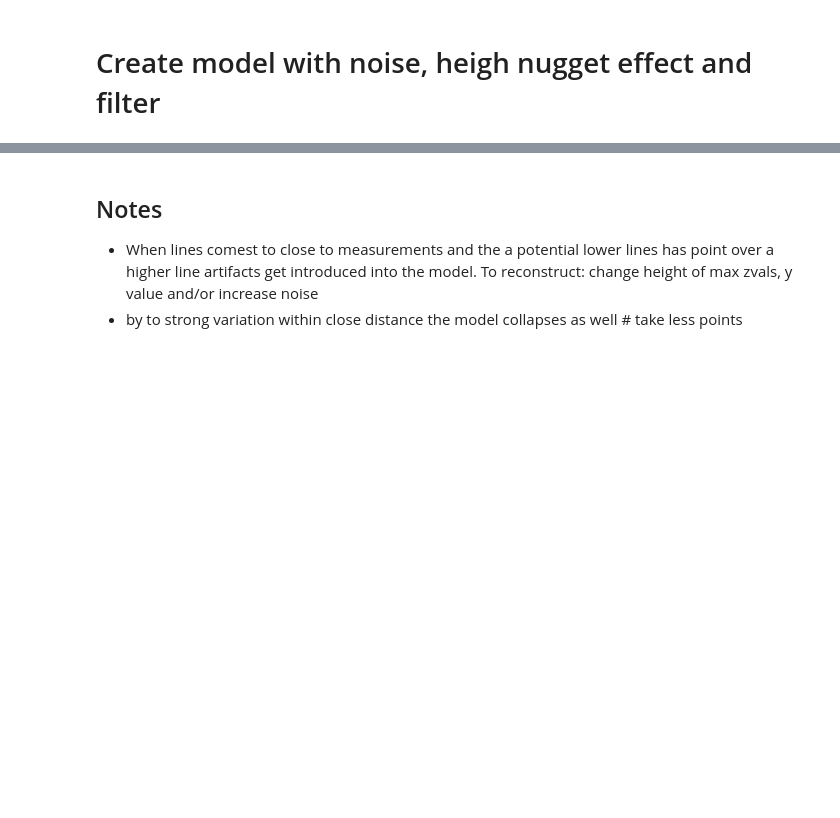
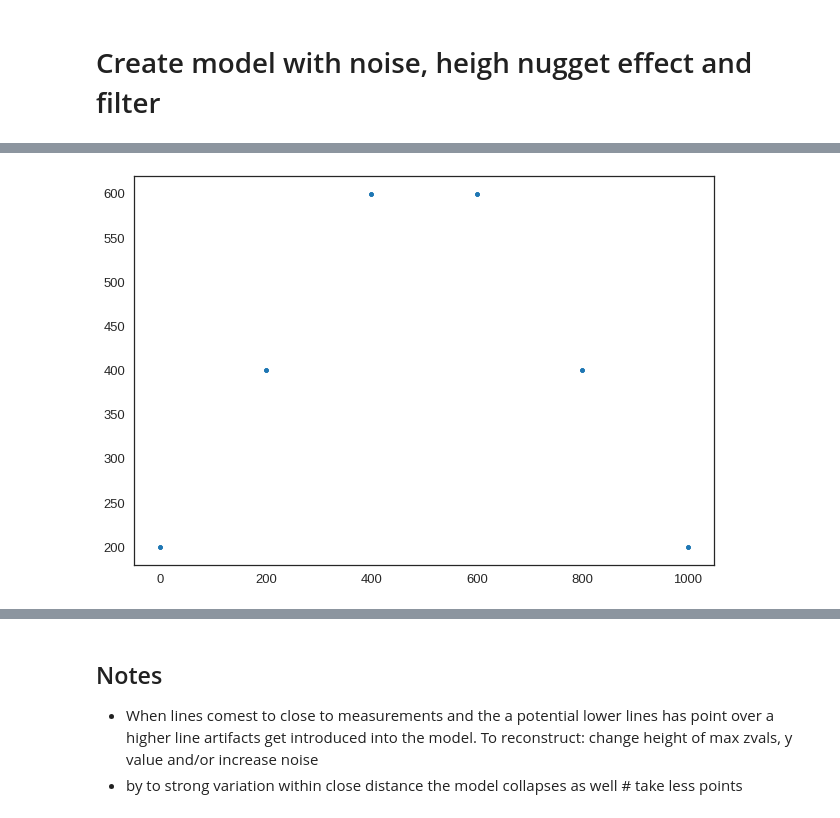
Before and after one commit to TrellixVulnTeam/gempy-notebooks_Q97W, a Jupyter notebook: server-gempy/smooth_line.ipynb, the cells around one changed output, grey strips where cells are left out. Drawn from its saved outputs; the diff is of its cells as text; code cells hidden in the pictures; blank space fills up the shorter version.

```diff
--- a/server-gempy/smooth_line.ipynb
+++ b/server-gempy/smooth_line.ipynb
@@ -522,0 +659,94 @@ plt.show()
+# %%
+# Pass origin data to mode
+real_setup.setup_realization(
+        geo_model=geo_model,
+        geo_model_extent=geo_model_extent_1,
+        section=section_1,
+        series_df=series_df_1,
+        surfaces_df=surfaces_df_1,
+        surface_points_original_df=surface_points_original_df_1,
+        orientations_original_df=orientations_original_df_1
+)
+
+# recompute
+if real_run.check_setup_single_realization(geo_model):
+    solution = gp.compute_model(model=geo_model, sort_surfaces=False)
+
+# extract tops
+Bx = post_pro.compute_boolean_matrix_for_section_surface_top(geo_model)
+
+extent = { 'z_min': 0, 'z_max': 1000 }
+section_coordinates = post_pro.compute_setction_grid_coordinates(geo_model, extent)
+
+tops_dict = post_pro.get_tops_coordinates(Bx, section_coordinates)
+
+
+plt.plot(
+    geo_model.surface_points.df[geo_model.surface_points.df.surface == 'rock1']['X'],
+    geo_model.surface_points.df[geo_model.surface_points.df.surface == 'rock1']['Z'],
+    '.'
+)
+plt.show()
+
+
+# get interpolated tops and extract one
+x = tops_dict['0-1']['xvals']
+y = tops_dict['0-1']['yvasl']
+z = tops_dict['0-1']['zvals']
+
+# add noise to the top
+noise = np.random.normal(0,5,len(x))
+xx = np.array(x) # + noise
+noise = np.random.normal(0,5,len(y))
+yy = np.array(y) #+ noise
+yy = np.array(y)
+noise = np.random.normal(0,5,len(z))
+zz = np.array(z) # + noise
+
+# remove points that are out of bound
+xx[xx < 0], xx[xx > 1000] = 0, 1000
+yy[yy < 0], yy[yy > 1000] = 0, 1000
+zz[zz < 0], zz[zz > 1000] = 0, 1000
+
+
+
+# creat new df including new noise data
+df0 = surface_points_original_df_1
+df1 = pd.DataFrame(columns=df0.columns)
+df1.X = xx[Bok][::10]
+df1.Y = yy[Bok][::10]
+df1.Z = zz[Bok][::10]
+df1.surface = 'rock1'
+df1.param1 = 10
+
+# concate into new df
+df2 = pd.concat([df0, df1], ignore_index=True)
+
+# set new input again (form df2)
+geo_model.set_surface_points(df2, update_surfaces=False)
+geo_model.update_to_interpolator()
+
+plt.plot(
+    geo_model.surface_points.df[geo_model.surface_points.df.surface == 'rock1']['X'],
+    geo_model.surface_points.df[geo_model.surface_points.df.surface == 'rock1']['Z'],
+    '.'
+)
+
+if real_run.check_setup_single_realization(geo_model):
+    solution = gp.compute_model(model=geo_model, sort_surfaces=False)
+
+Bx = post_pro.compute_boolean_matrix_for_section_surface_top(geo_model)
+
+extent = { 'z_min': 0, 'z_max': 1000 }
+section_coordinates = post_pro.compute_setction_grid_coordinates(geo_model, extent)
+
+tops_dict = post_pro.get_tops_coordinates(Bx, section_coordinates)
+
+# plot for sanity check
+fig, (ax1, ax2) = plt.subplots(1, 2)
+ax1.imshow(Bx['0-1'])
+ax1.grid()
+ax2.imshow(Bx['0-2'])
+ax2.grid()
+plt.show()
+# %% [output]
@@ -522,0 +757 @@ plt.show()
+[figure, added]
```
Also changed, not shown: parts of 33 cells of this notebook, 6 other files.
